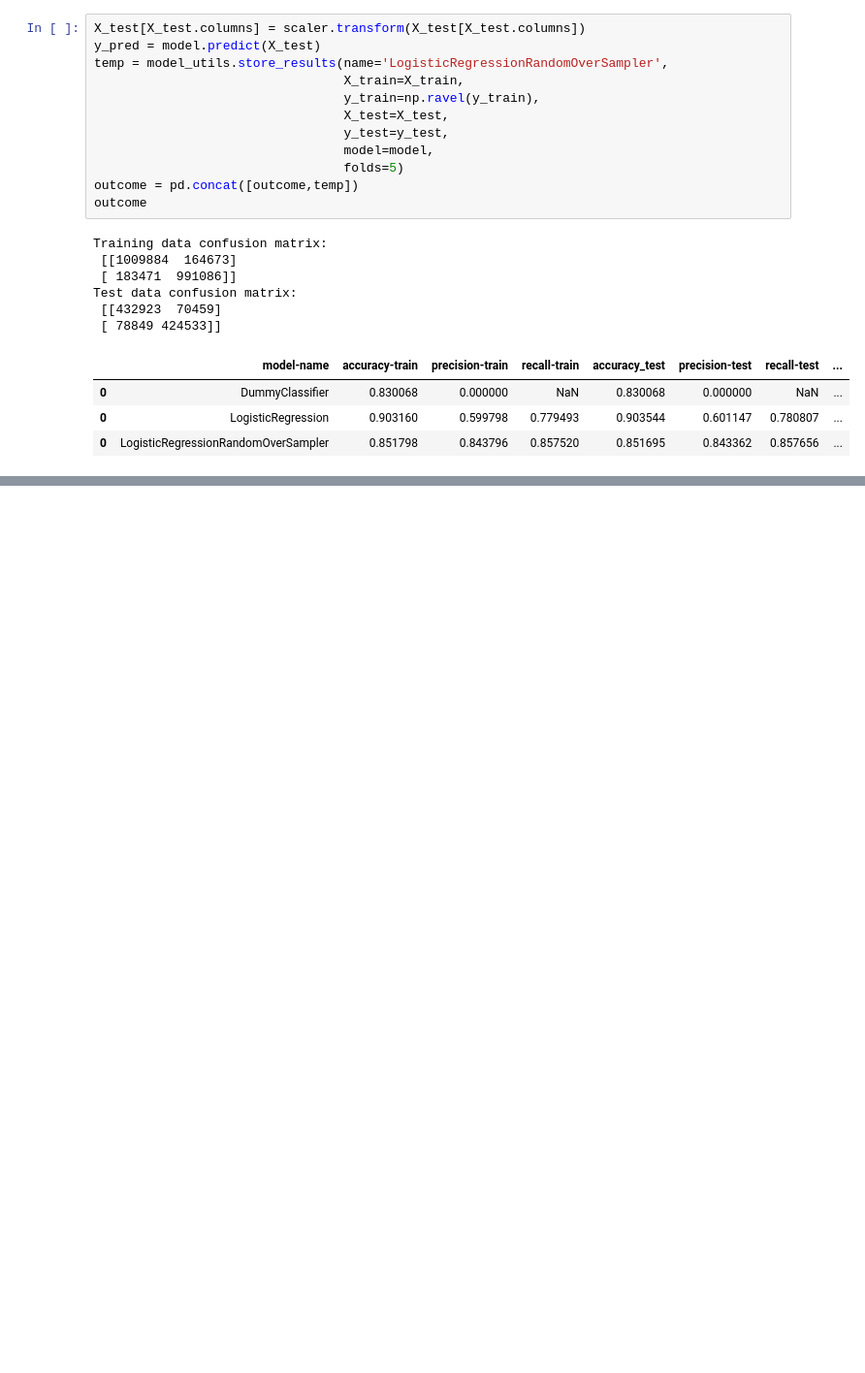
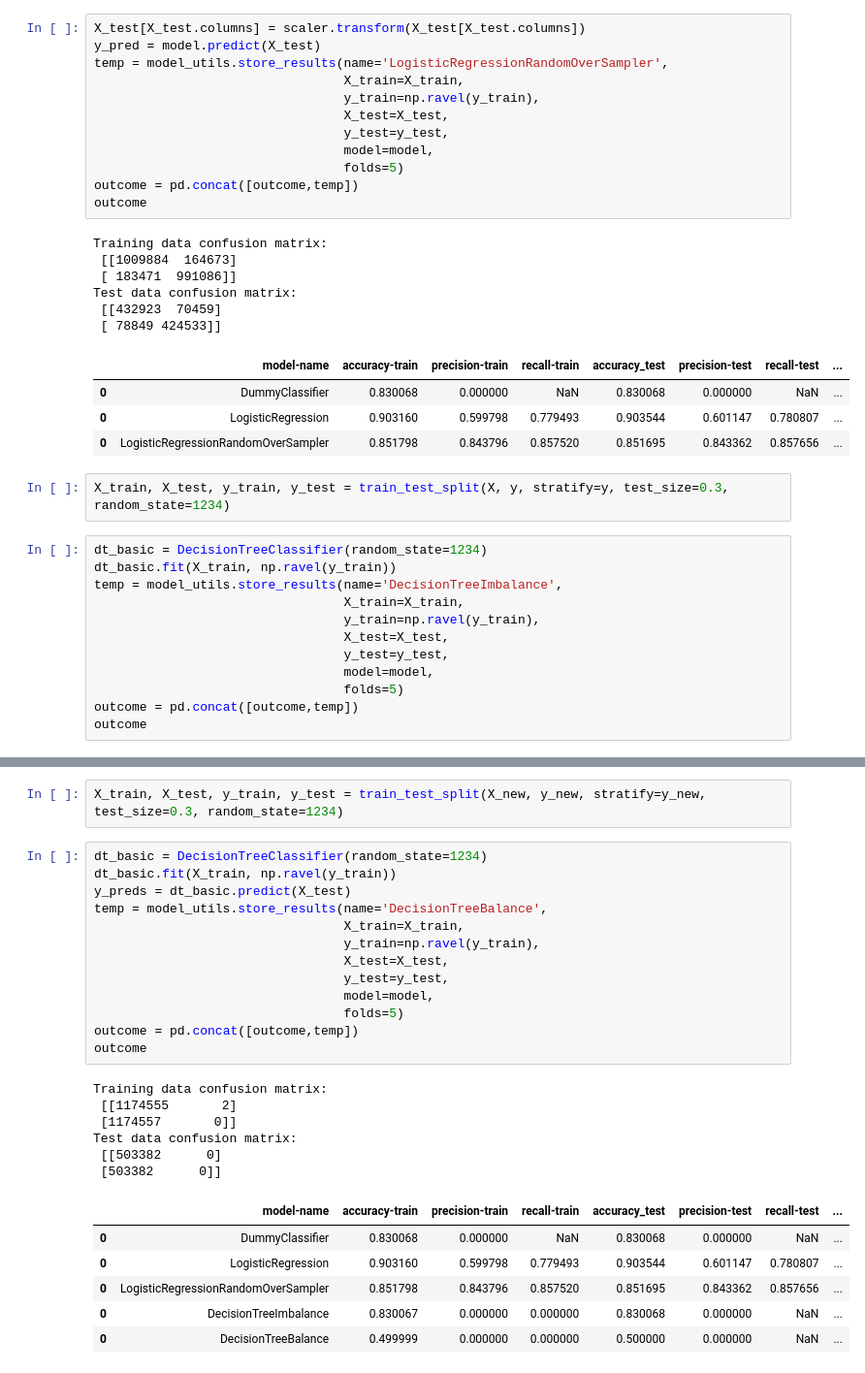
Before and after one commit to sjovicevic/ctr-prediction, a Jupyter notebook: notebooks/01_model_exploration.ipynb, the cells around one changed output, grey strips where cells are left out. Shown at 97% size. Cells and saved outputs as stored; diff of their text form; blank space fills up the shorter version.

Commit message:
added decisiontree algorithm

```diff
--- a/notebooks/01_model_exploration.ipynb
+++ b/notebooks/01_model_exploration.ipynb
@@ -167,3 +168,17 @@ Test data confusion matrix:
 | 0 | DummyClassifier | 0.830068 | 0.000000 | NaN | 0.830068 | 0.000000 | NaN | ... |
 | 0 | LogisticRegression | 0.903160 | 0.599798 | 0.779493 | 0.903544 | 0.601147 | 0.780807 | ... |
 | 0 | LogisticRegressionRandomOverSampler | 0.851798 | 0.843796 | 0.857520 | 0.851695 | 0.843362 | 0.857656 | ... |
+# %%
+X_train, X_test, y_train, y_test = train_test_split(X, y, stratify=y, test_size=0.3, random_state=1234)
+# %%
+dt_basic = DecisionTreeClassifier(random_state=1234)
+dt_basic.fit(X_train, np.ravel(y_train))
+temp = model_utils.store_results(name='DecisionTreeImbalance',
+                                 X_train=X_train,
+                                 y_train=np.ravel(y_train),
+                                 X_test=X_test,
+                                 y_test=y_test,
+                                 model=model,
+                                 folds=5)
+outcome = pd.concat([outcome,temp])
+outcome
@@ -169,0 +204,28 @@ Test data confusion matrix:
+# %%
+X_train, X_test, y_train, y_test = train_test_split(X_new, y_new, stratify=y_new, test_size=0.3, random_state=1234)
+# %%
+dt_basic = DecisionTreeClassifier(random_state=1234)
+dt_basic.fit(X_train, np.ravel(y_train))
+y_preds = dt_basic.predict(X_test)
+temp = model_utils.store_results(name='DecisionTreeBalance',
+                                 X_train=X_train,
+                                 y_train=np.ravel(y_train),
+                                 X_test=X_test,
+                                 y_test=y_test,
+                                 model=model,
+                                 folds=5)
+outcome = pd.concat([outcome,temp])
+outcome
+# %% [output]
+Training data confusion matrix:
+ [[1174555       2]
+ [1174557       0]]
+Test data confusion matrix:
+ [[503382      0]
+ [503382      0]]
+|  | model-name | accuracy-train | precision-train | recall-train | accuracy_test | precision-test | recall-test | ... |
+| 0 | DummyClassifier | 0.830068 | 0.000000 | NaN | 0.830068 | 0.000000 | NaN | ... |
+| 0 | LogisticRegression | 0.903160 | 0.599798 | 0.779493 | 0.903544 | 0.601147 | 0.780807 | ... |
+| 0 | LogisticRegressionRandomOverSampler | 0.851798 | 0.843796 | 0.857520 | 0.851695 | 0.843362 | 0.857656 | ... |
+| 0 | DecisionTreeImbalance | 0.830067 | 0.000000 | 0.000000 | 0.830068 | 0.000000 | NaN | ... |
+| 0 | DecisionTreeBalance | 0.499999 | 0.000000 | 0.000000 | 0.500000 | 0.000000 | NaN | ... |
```
Also changed, not shown: parts of 4 cells of this notebook.
